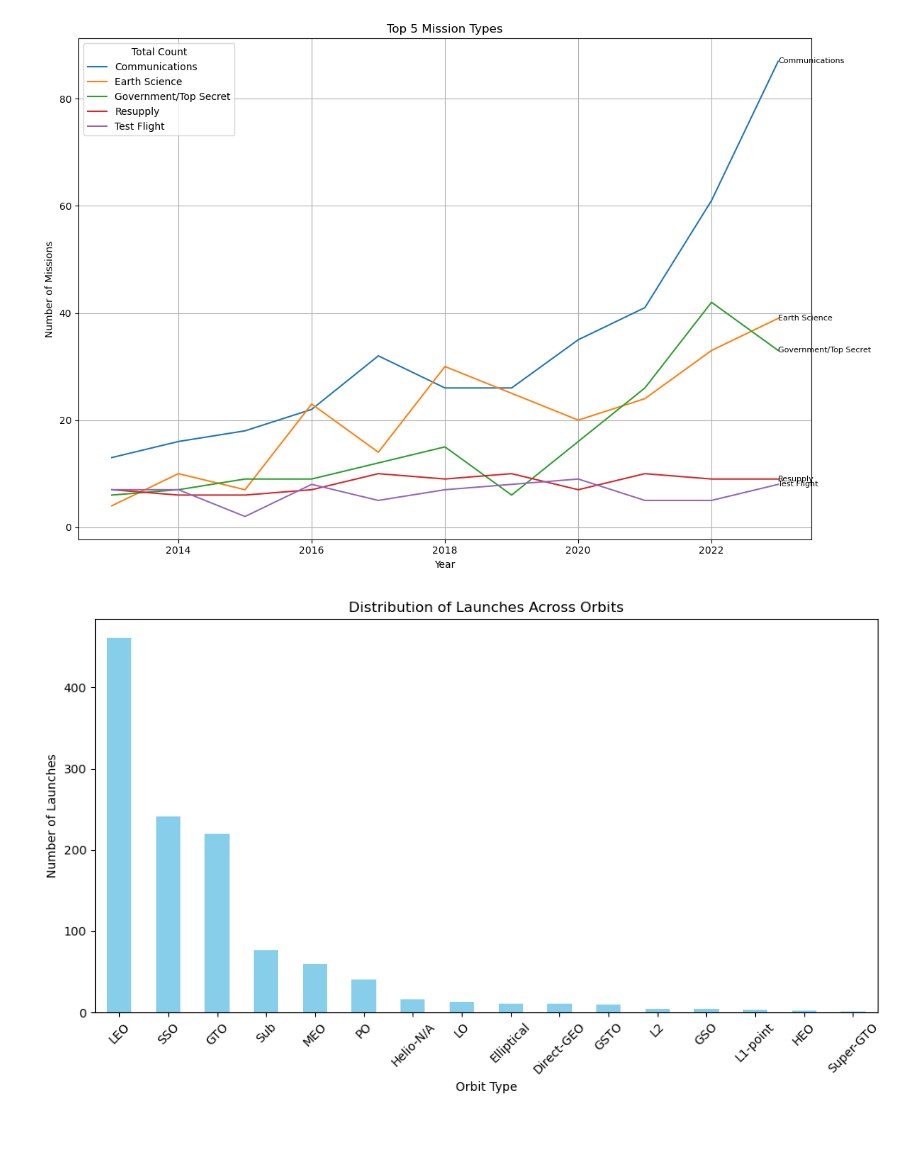
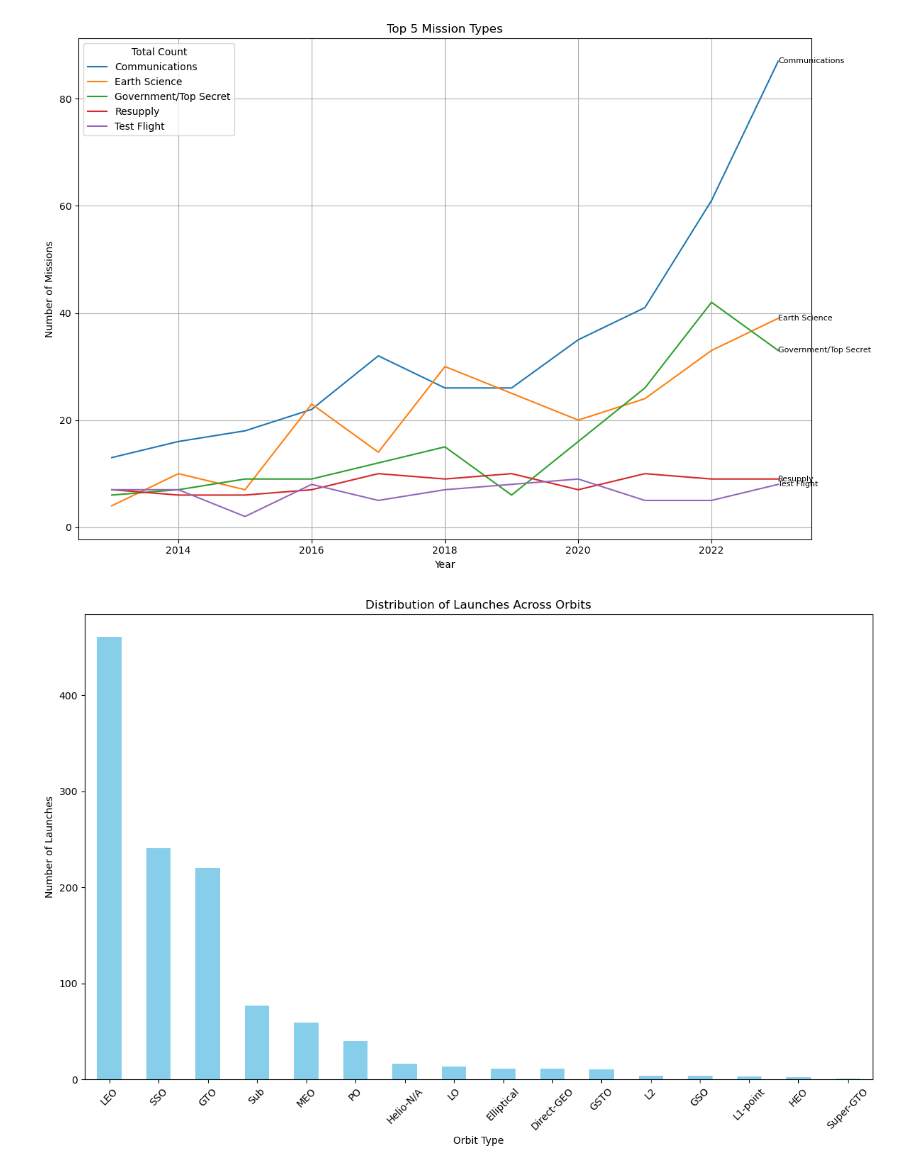
Before and after one commit to sfolkman4/Rocket-Launches, a Jupyter notebook: main.ipynb, the cells around one changed output. Saved outputs shown, nothing was run; the diff lists cells and outputs as text; code cells hidden in the pictures; blank space fills up the shorter version.

Commit message:
Saved images

```diff
--- a/main.ipynb
+++ b/main.ipynb
@@ -307,14 +304,16 @@ plt.show()
 # %%
 # Assuming the orbit information is in the 'orbit' column
 orbit_counts = df['orbit'].value_counts()
 
-plt.figure(figsize=(10, 6))
+fig, ax = plt.subplots(figsize=(12, 8))
 orbit_counts.plot(kind='bar', color='skyblue')
 plt.title('Distribution of Launches Across Orbits')
 plt.xlabel('Orbit Type')
 plt.ylabel('Number of Launches')
 plt.xticks(rotation=45)  # Rotate x-axis labels for better readability
 plt.tight_layout()
 plt.show()
+
+fig.savefig('orbits.png', dpi=300)
 # %% [output]
-[figure, old version]
+[figure, new version]
```
Also changed, not shown: parts of 10 cells of this notebook, 7 other files.
